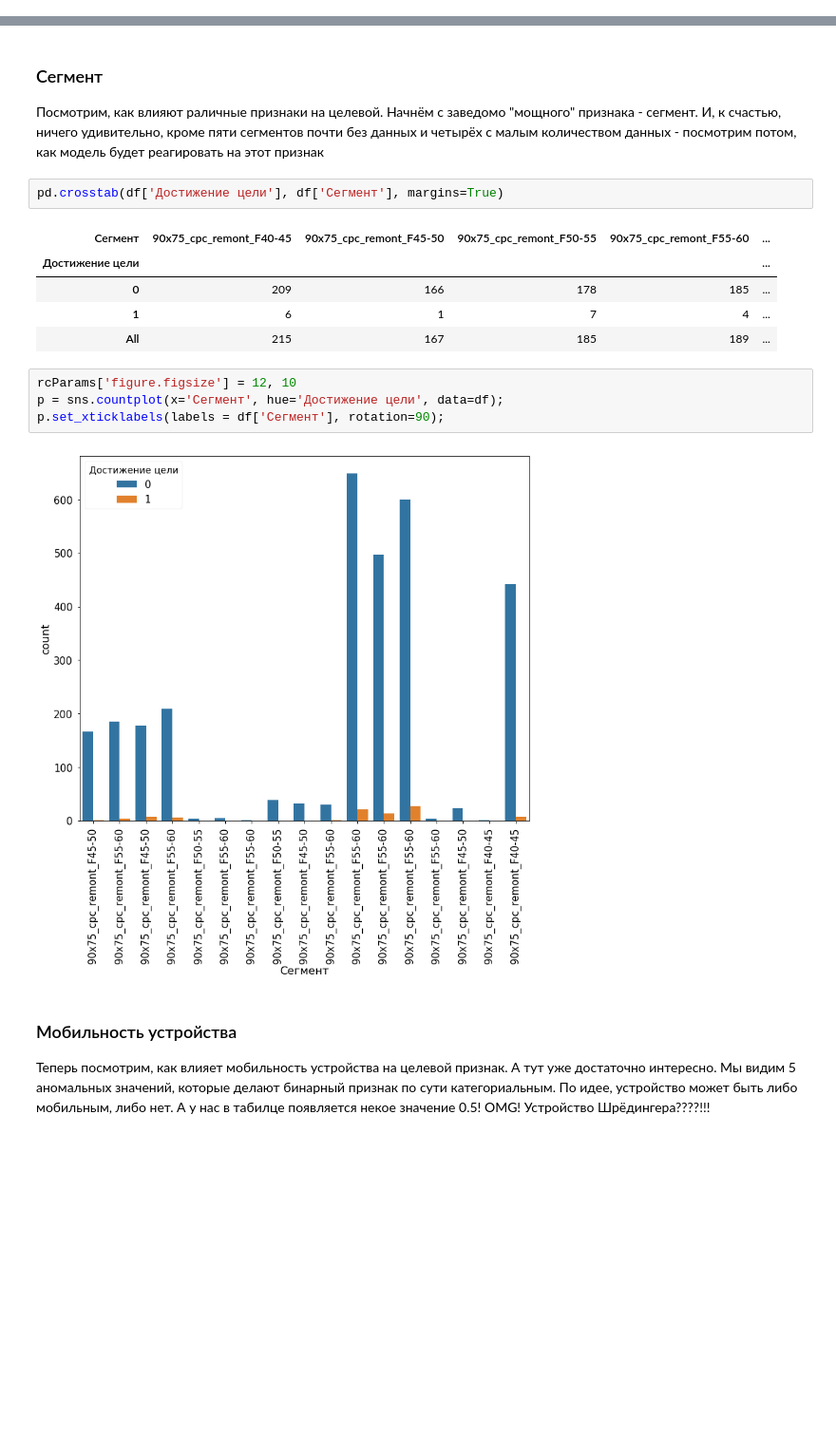
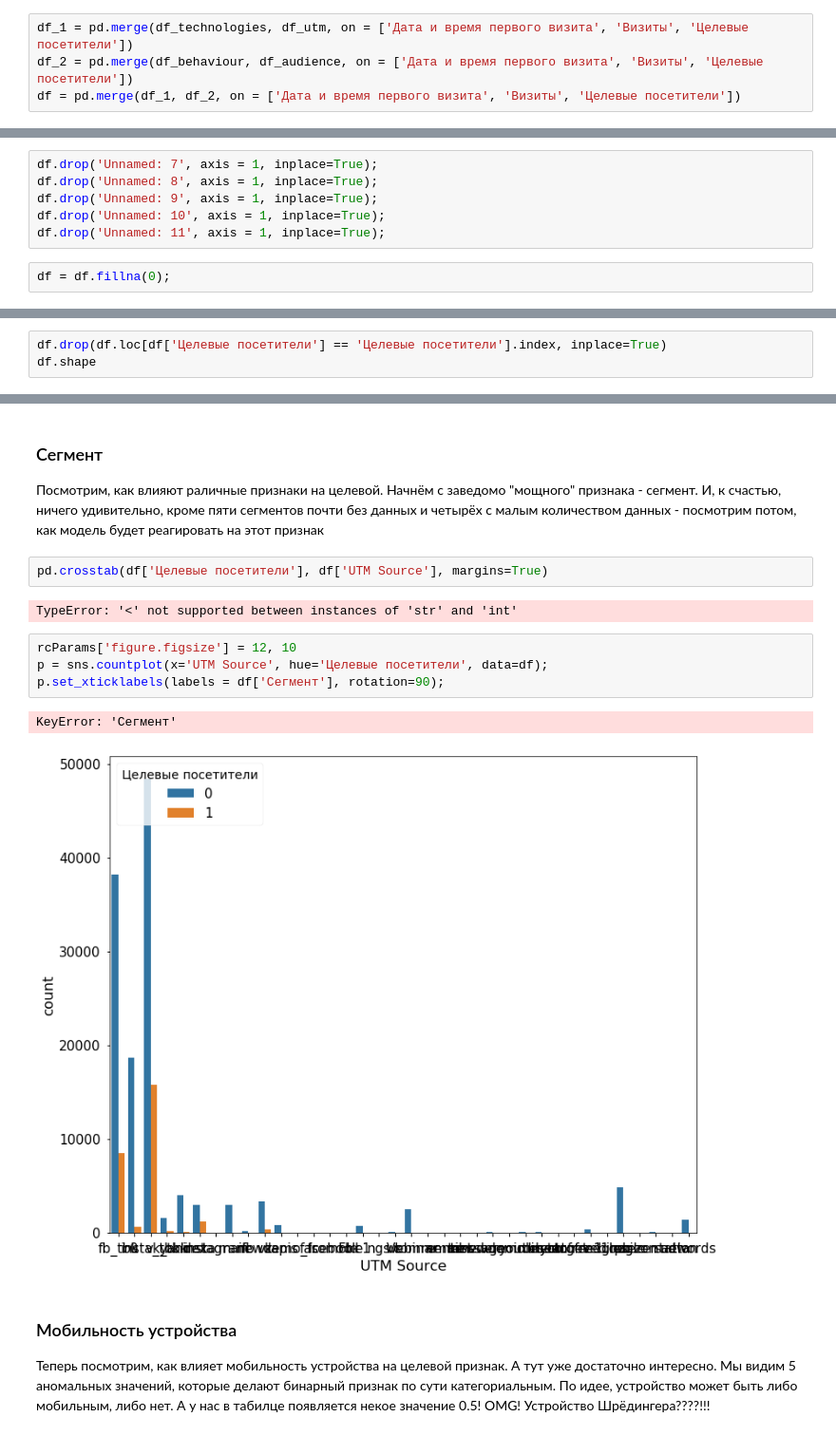
Before and after one commit to maxsaprykin/ind_project, a Jupyter notebook: Определение факторов, влияющих на выполнение целевого действия посетителем интернет-страницы.ipynb, the cells around one changed output, grey strips where cells are left out. Shown: that part at 95% size. Saved outputs shown, nothing was run; the diff lists cells and outputs as text; blank space fills up the shorter version.

```diff
--- a/Определение факторов, влияющих на выполнение целевого действия посетителем интернет-страницы.ipynb
+++ b/Определение факторов, влияющих на выполнение целевого действия посетителем интернет-страницы.ipynb
@@ -142,3 +156,7 @@ df = pd.read_excel('data/data.xlsx')
+# %%
+df_1 = pd.merge(df_technologies, df_utm, on = ['Дата и время первого визита', 'Визиты', 'Целевые посетители'])
+df_2 = pd.merge(df_behaviour, df_audience, on = ['Дата и время первого визита', 'Визиты', 'Целевые посетители'])
+df = pd.merge(df_1, df_2, on = ['Дата и время первого визита', 'Визиты', 'Целевые посетители'])
 # %%
 df.shape
 # %% [output]
@@ -179,0 +190,8 @@ memory usage: 566.3+ KB
+# %%
+df.drop('Unnamed: 7', axis = 1, inplace=True);
+df.drop('Unnamed: 8', axis = 1, inplace=True);
+df.drop('Unnamed: 9', axis = 1, inplace=True);
+df.drop('Unnamed: 10', axis = 1, inplace=True);
+df.drop('Unnamed: 11', axis = 1, inplace=True);
+# %%
+df = df.fillna(0);
@@ -194,0 +245,3 @@ Name: Достижение цели, dtype: int64
+# %%
+df.drop(df.loc[df['Целевые посетители'] == 'Целевые посетители'].index, inplace=True)
+df.shape
@@ -208,19 +301,16 @@ plt.title('Распределение целевого признака');
 ### Сегмент
 Посмотрим, как влияют раличные признаки на целевой. Начнём с заведомо "мощного" признака - сегмент. И, к счастью, ничего удивительно, кроме пяти сегментов почти без данных и четырёх с малым количеством данных - посмотрим потом, как модель будет реагировать на этот признак
 # %%
-pd.crosstab(df['Достижение цели'], df['Сегмент'], margins=True)
+pd.crosstab(df['Целевые посетители'], df['UTM Source'], margins=True)
 # %% [output]
-| Сегмент | 90x75_cpc_remont_F40-45 | 90x75_cpc_remont_F45-50 | 90x75_cpc_remont_F50-55 | 90x75_cpc_remont_F55-60 | ... |
-| Достижение цели |  |  |  |  | ... |
-| 0 | 209 | 166 | 178 | 185 | ... |
-| 1 | 6 | 1 | 7 | 4 | ... |
-| All | 215 | 167 | 185 | 189 | ... |
+TypeError: '<' not supported between instances of 'str' and 'int'
 # %%
 rcParams['figure.figsize'] = 12, 10
-p = sns.countplot(x='Сегмент', hue='Достижение цели', data=df);
+p = sns.countplot(x='UTM Source', hue='Целевые посетители', data=df);
 p.set_xticklabels(labels = df['Сегмент'], rotation=90);
 # %% [output]
+KeyError: 'Сегмент'
-[figure, old version]
+[figure, new version]
 # %% [markdown]
 ### Мобильность устройства
 Теперь посмотрим, как влияет мобильность устройства на целевой признак. А тут уже достаточно интересно. Мы видим 5 аномальных значений, которые делают бинарный признак по сути категориальным. По идее, устройство может быть либо мобильным, либо нет. А у нас в табилце появляется некое значение 0.5! OMG! Устройство Шрёдингера????!!!
```
Also changed, not shown: parts of 41 cells of this notebook, 22 other files.
